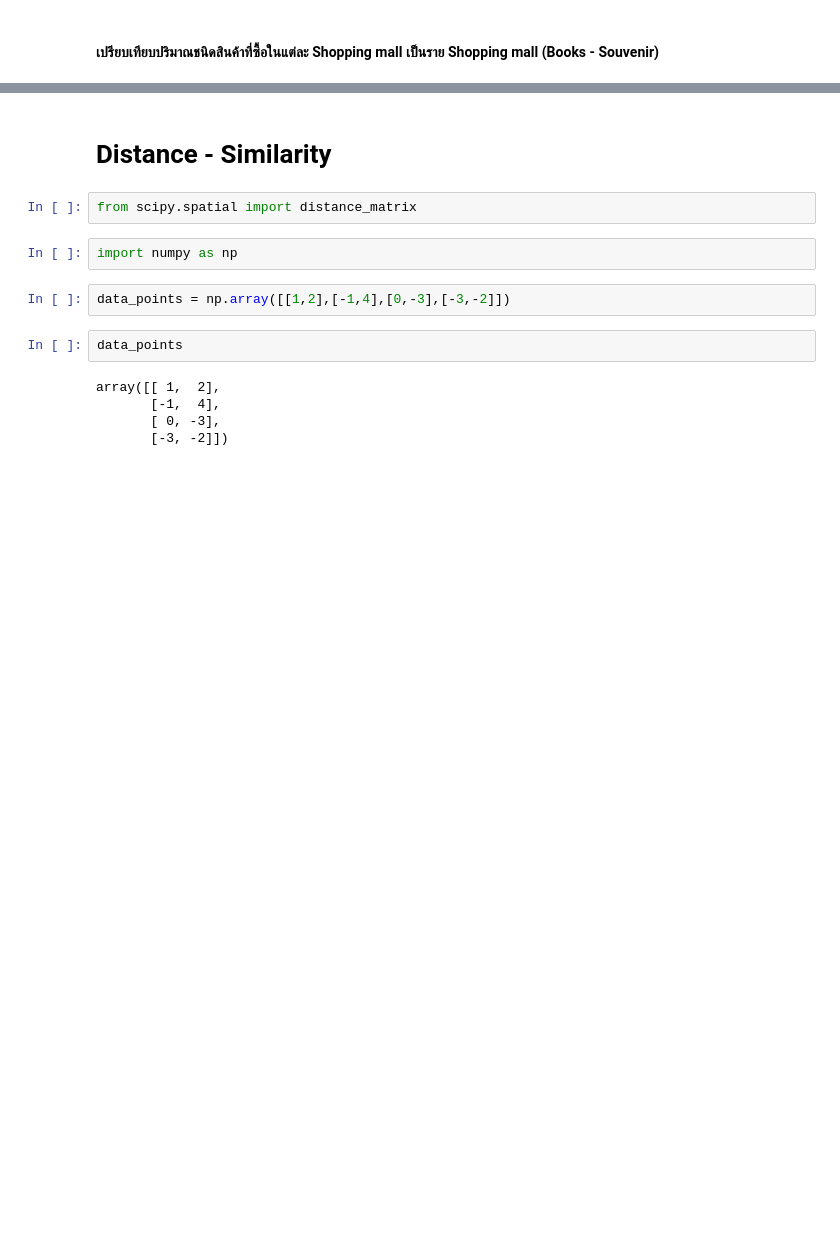
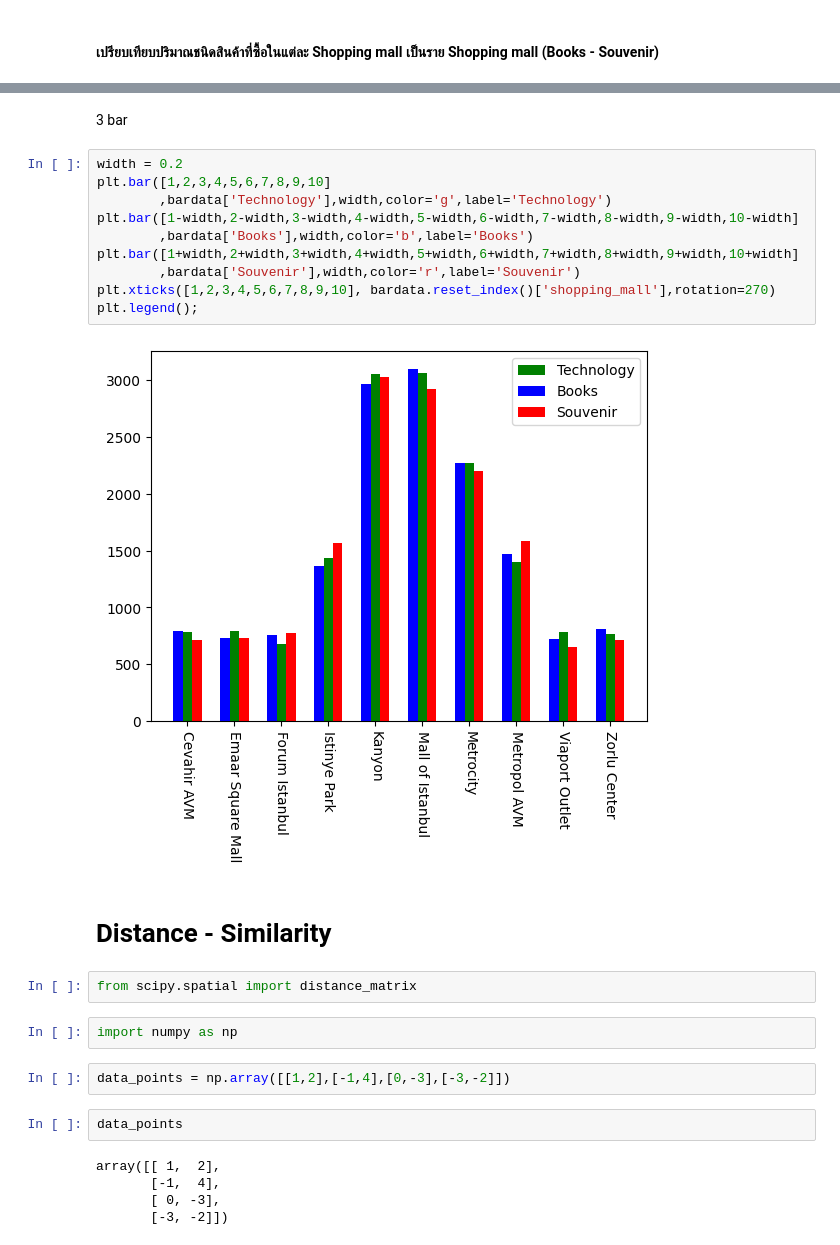
Before and after one commit to ChonChanokAng/BSC_DPDM23, a Jupyter notebook: Understanding_Data.ipynb, the cells around one changed output, grey strips where cells are left out. Cells and saved outputs as stored; diff of their text form; blank space fills up the shorter version.

```diff
--- a/Understanding_Data.ipynb
+++ b/Understanding_Data.ipynb
@@ -397,3 +407,17 @@ plt.bar([1,2,3,4,5,6,7,8,9,10],bardata ['Books'],color='b',label='Books')
+# %% [markdown]
+3 bar
+# %%
+width = 0.2
+plt.bar([1,2,3,4,5,6,7,8,9,10]
+        ,bardata['Technology'],width,color='g',label='Technology')
+plt.bar([1-width,2-width,3-width,4-width,5-width,6-width,7-width,8-width,9-width,10-width]
+        ,bardata['Books'],width,color='b',label='Books')
+plt.bar([1+width,2+width,3+width,4+width,5+width,6+width,7+width,8+width,9+width,10+width]
+        ,bardata['Souvenir'],width,color='r',label='Souvenir')
+plt.xticks([1,2,3,4,5,6,7,8,9,10], bardata.reset_index()['shopping_mall'],rotation=270)
+plt.legend();
+# %% [output]
+[figure, added]
 # %% [markdown]
 # Distance - Similarity
 # %%
```
Also changed, not shown: parts of 20 cells of this notebook.
